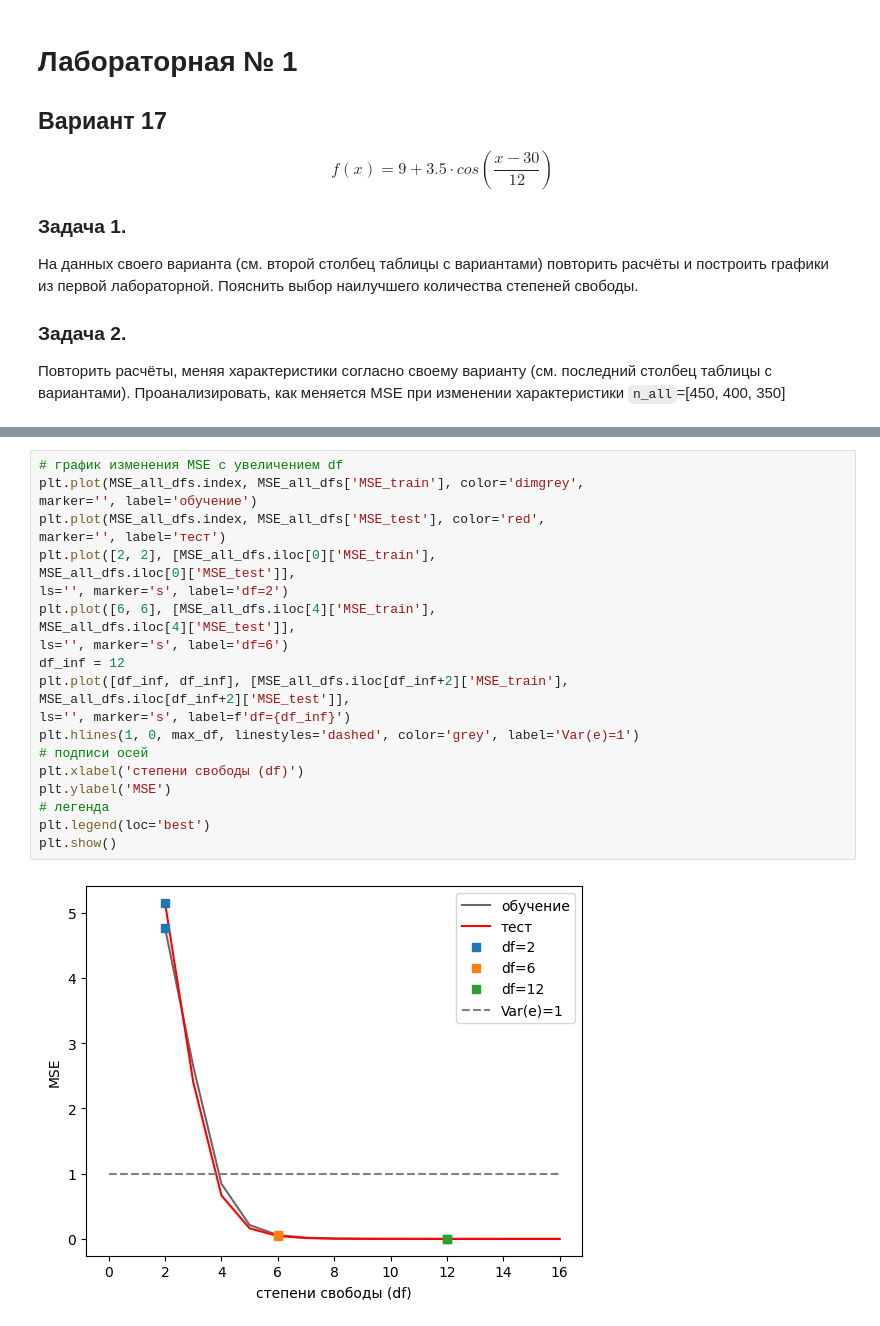
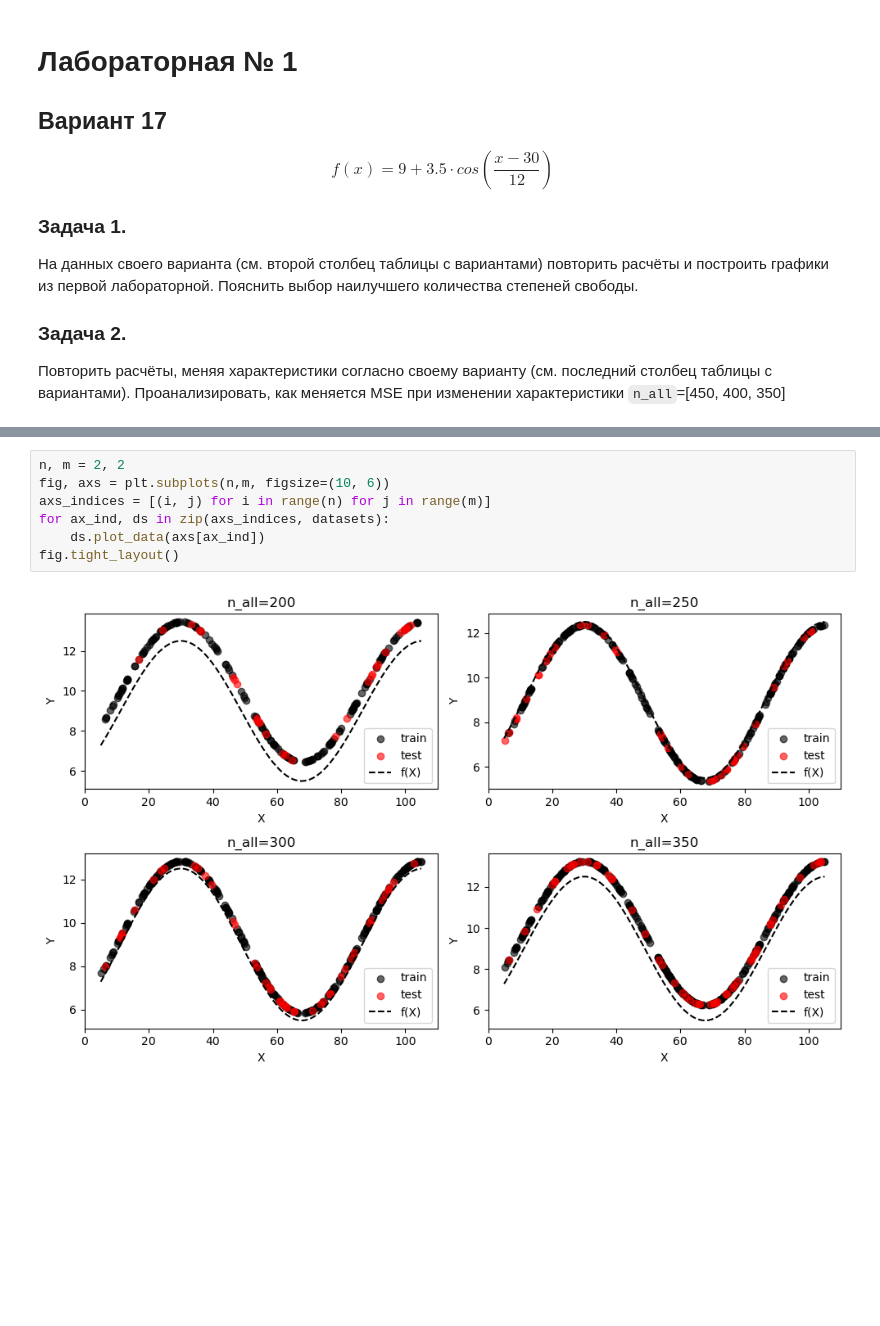
Before and after one commit to tony-pitchblack/GUU-MITMO-2024, a Jupyter notebook: lab-01.ipynb, the cells around one changed output, grey strips where cells are left out. Drawn from its saved outputs; the diff is of its cells as text; blank space fills up the shorter version.

```diff
--- a/lab-01.ipynb
+++ b/lab-01.ipynb
@@ -126,25 +149,9 @@ MSE_all_dfs[MSE_all_dfs['MSE_test'] == min(MSE_all_dfs['MSE_test'])]
-# %%
-# график изменения MSE с увеличением df
-plt.plot(MSE_all_dfs.index, MSE_all_dfs['MSE_train'], color='dimgrey',
-marker='', label='обучение')
-plt.plot(MSE_all_dfs.index, MSE_all_dfs['MSE_test'], color='red',
-marker='', label='тест')
-plt.plot([2, 2], [MSE_all_dfs.iloc[0]['MSE_train'],
-MSE_all_dfs.iloc[0]['MSE_test']],
-ls='', marker='s', label='df=2')
-plt.plot([6, 6], [MSE_all_dfs.iloc[4]['MSE_train'],
-MSE_all_dfs.iloc[4]['MSE_test']],
-ls='', marker='s', label='df=6')
-df_inf = 12
-plt.plot([df_inf, df_inf], [MSE_all_dfs.iloc[df_inf+2]['MSE_train'],
-MSE_all_dfs.iloc[df_inf+2]['MSE_test']],
-ls='', marker='s', label=f'df={df_inf}')
-plt.hlines(1, 0, max_df, linestyles='dashed', color='grey', label='Var(e)=1')
-# подписи осей
-plt.xlabel('степени свободы (df)')
-plt.ylabel('MSE')
-# легенда
-plt.legend(loc='best')
-plt.show()
-# %% [output]
-[figure, removed]
+# %%
+n, m = 2, 2
+fig, axs = plt.subplots(n,m, figsize=(10, 6))
+axs_indices = [(i, j) for i in range(n) for j in range(m)]
+for ax_ind, ds in zip(axs_indices, datasets):
+    ds.plot_data(axs[ax_ind])
+fig.tight_layout()
+# %% [output]
+[figure, added]
```
Also changed, not shown: parts of 10 cells of this notebook, 4 other files.
